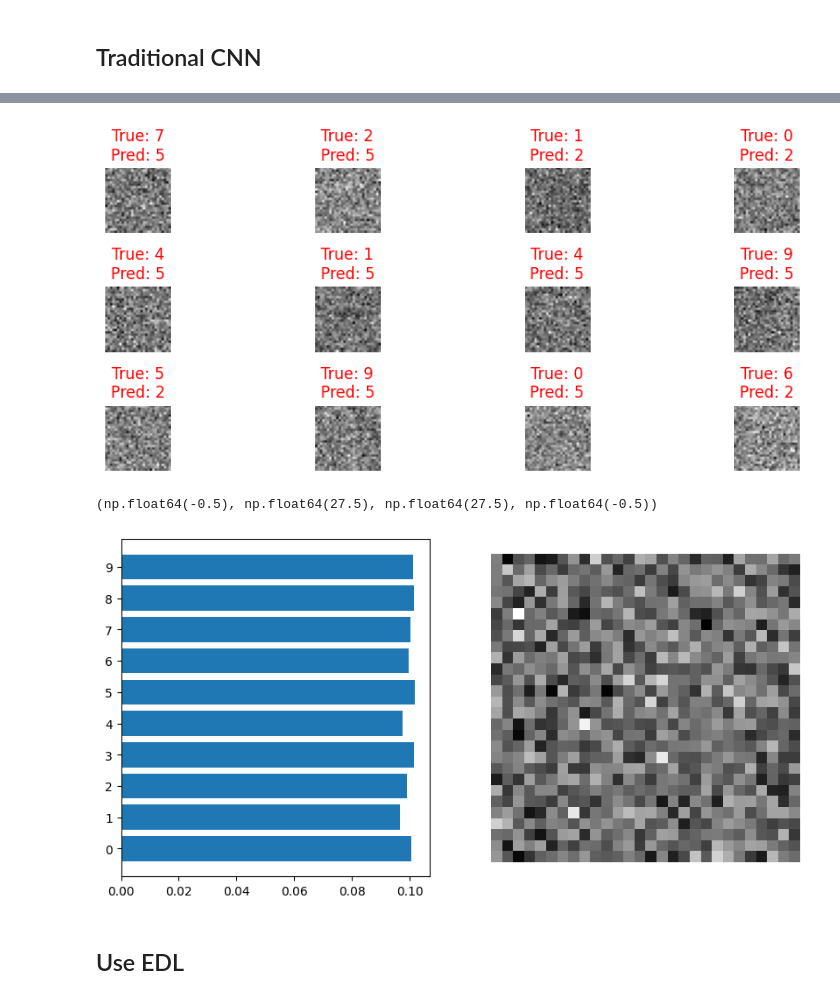
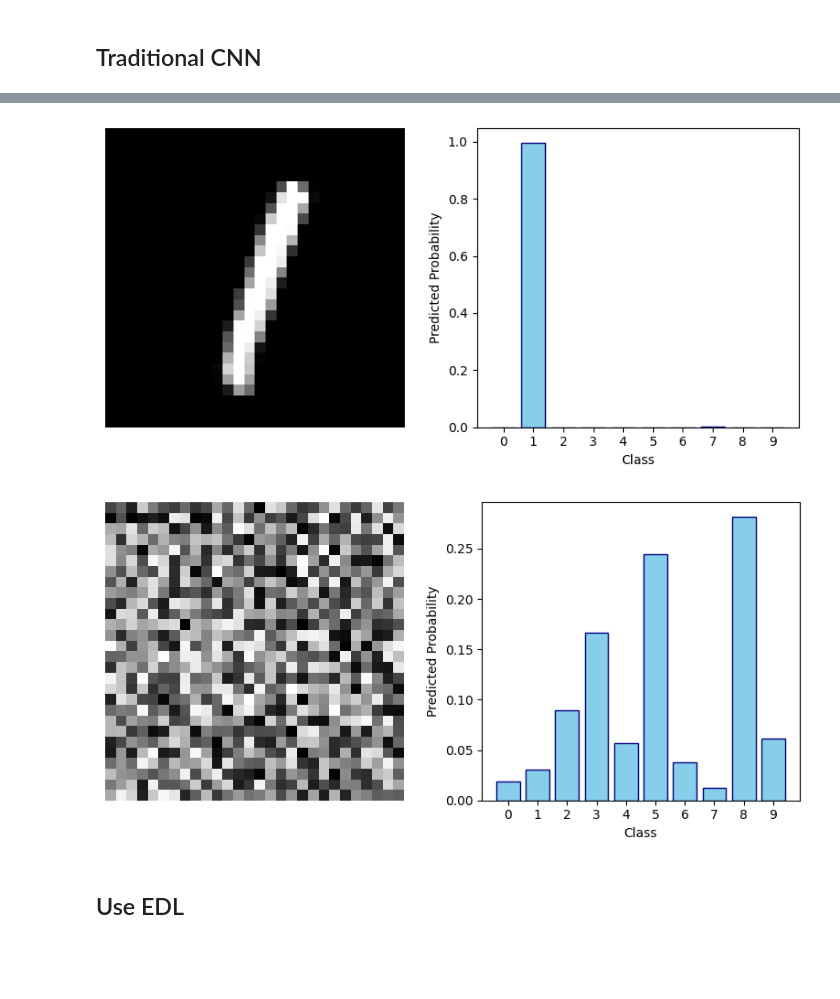
Before and after one commit to nimalu/evidential-deep-learning, a Jupyter notebook: mnist-edl.ipynb, the cells around one changed output, grey strips where cells are left out. Drawn from its saved outputs; the diff is of its cells as text; code cells hidden in the pictures; blank space fills up the shorter version.

```diff
--- a/mnist-edl.ipynb
+++ b/mnist-edl.ipynb
@@ -151,30 +158,28 @@ show_images(images.cpu().numpy()[:12], y.cpu().numpy()[:12], preds.cpu().numpy()
 # %%
-# add noise to images
-noisy_images = torch.randn_like(images)
+def plot_probs(probs, img):
+    fig, axs = plt.subplots(1, 2, figsize=(8, 4))
+    axs[0].imshow(img.reshape(28, 28), cmap="gray")
+    axs[0].axis("off")
 
-noisy_images, y = noisy_images.float().to(device), y.long().to(device)
+    axs[1].bar(range(len(probs)), probs, color='skyblue', edgecolor='navy')
+    axs[1].set_xticks(range(len(probs)))
+    axs[1].set_xlabel("Class")
+    axs[1].set_ylabel("Predicted Probability")
+    fig.tight_layout()
+    return fig, axs
 
-with torch.no_grad():
-    logits = model(noisy_images)
-    _, preds = torch.max(logits, 1)
-
-show_images(
-    noisy_images.cpu().numpy()[:12], y.cpu().numpy()[:12], preds.cpu().numpy()[:12]
-)
+image = images[5]
+probs = F.softmax(logits[5], dim=0)
+fig, axs = plot_probs(probs, image)
 # %% [output]
-[figure, old version]
+[figure, new version]
 # %%
-fig, axs = plt.subplots(1, 2, figsize=(10, 5))
-values = F.softmax(logits[0], dim=0)
-axs[0].barh(range(len(values)), values)
-axs[0].set_yticks(range(len(values)))
-
-# plot image
-axs[1].imshow(noisy_images[0].cpu().numpy().reshape(28, 28), cmap="gray")
-axs[1].axis("off")
+noise_image = torch.rand_like(image)
+logits = model(noise_image.unsqueeze(0)).detach()
+probs = F.softmax(logits[0], dim=0)
+fig, axs = plot_probs(probs, noise_image)
 # %% [output]
-(np.float64(-0.5), np.float64(27.5), np.float64(27.5), np.float64(-0.5))
-[figure, old version]
+[figure, new version]
 # %% [markdown]
 ## Use EDL
 # %%
```
Also changed, not shown: parts of 12 cells of this notebook.
